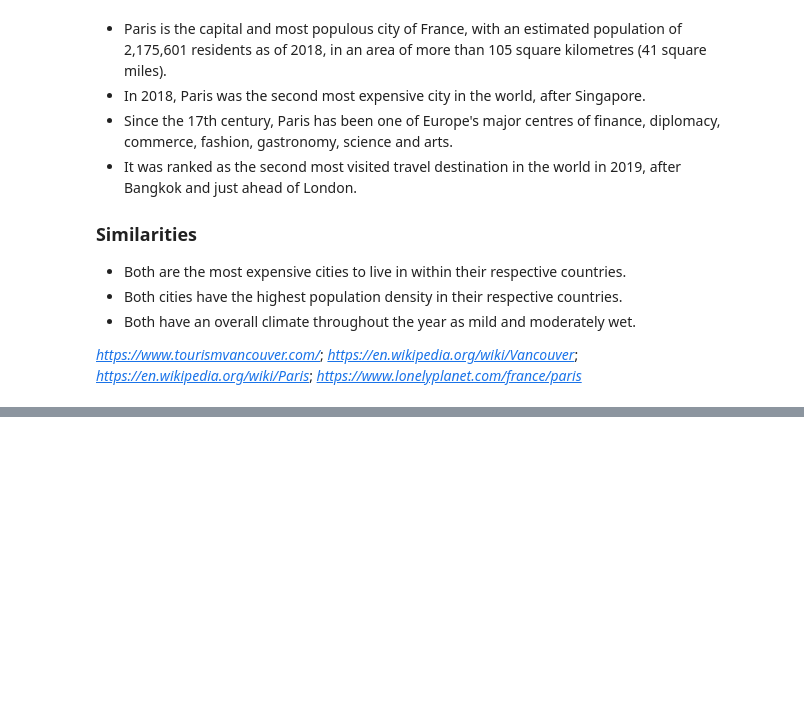
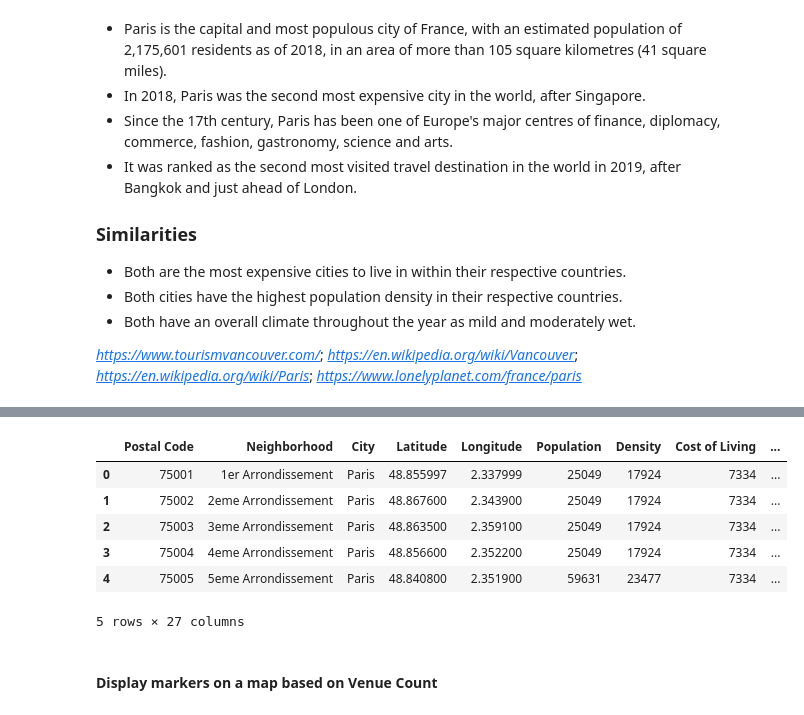
Before and after one commit to paolynv/Coursera-Capstone, a Jupyter notebook: Comparison-Vancouver-Paris-PV.ipynb, the cells around one changed output, grey strips where cells are left out. Saved outputs shown, nothing was run; the diff lists cells and outputs as text; code cells hidden in the pictures; blank space fills up the shorter version.

```diff
--- a/Comparison-Vancouver-Paris-PV.ipynb
+++ b/Comparison-Vancouver-Paris-PV.ipynb
@@ -62,0 +465,7 @@ _https://www.lonelyplanet.com/france/paris_
+# %%
+paris_venues = getNearbyVenues(dfPar['Neighborhood'], dfPar['Latitude'], dfPar['Longitude'])
+# %%
+dfParLocVenues = simplifyCategories(paris_venues)
+print (paris_venues['Venue Category'].nunique())
+print (dfParLocVenues['Venue Category Simplified'].nunique())
+dfParLocVenues['Venue Category Simplified'].unique()
@@ -62,0 +480,16 @@ _https://www.lonelyplanet.com/france/paris_
+# %%
+# one hot encoding
+paris_onehot = pd.get_dummies(dfParLocVenues[['Venue Category Simplified']], prefix="", prefix_sep="")
+
+# add neighborhood column back to dataframe
+paris_onehot['Neighborhood'] = dfParLocVenues['Neighborhood']
+
+# move neighborhood column to the first column
+fixed_columns = [paris_onehot.columns[-1]] + list(paris_onehot.columns[:-1])
+paris_onehot = paris_onehot[fixed_columns]
+
+# group rows by neighborhood and by taking the mean of the frequency of occurrence of each category
+paris_grouped = paris_onehot.groupby('Neighborhood').sum().reset_index()
+
+paris_grouped['Venue Count'] = paris_grouped.iloc[:, 1:].sum(axis=1)
+# print (paris_grouped.columns)
@@ -62,0 +521,13 @@ _https://www.lonelyplanet.com/france/paris_
+# %%
+dfParLocVenPop = pd.merge(dfPar, paris_grouped, how="left", on="Neighborhood")
+dfParLocVenPop.head()
+# %% [output]
+|  | Postal Code | Neighborhood | City | Latitude | Longitude | Population | Density | Cost of Living | ... |
+| 0 | 75001 | 1er Arrondissement | Paris | 48.855997 | 2.337999 | 25049 | 17924 | 7334 | ... |
+| 1 | 75002 | 2eme Arrondissement | Paris | 48.867600 | 2.343900 | 25049 | 17924 | 7334 | ... |
+| 2 | 75003 | 3eme Arrondissement | Paris | 48.863500 | 2.359100 | 25049 | 17924 | 7334 | ... |
+| 3 | 75004 | 4eme Arrondissement | Paris | 48.856600 | 2.352200 | 25049 | 17924 | 7334 | ... |
+| 4 | 75005 | 5eme Arrondissement | Paris | 48.840800 | 2.351900 | 59631 | 23477 | 7334 | ... |
+5 rows × 27 columns
+# %% [markdown]
+#### Display markers on a map based on Venue Count
```
Also changed, not shown: parts of 39 cells of this notebook.
